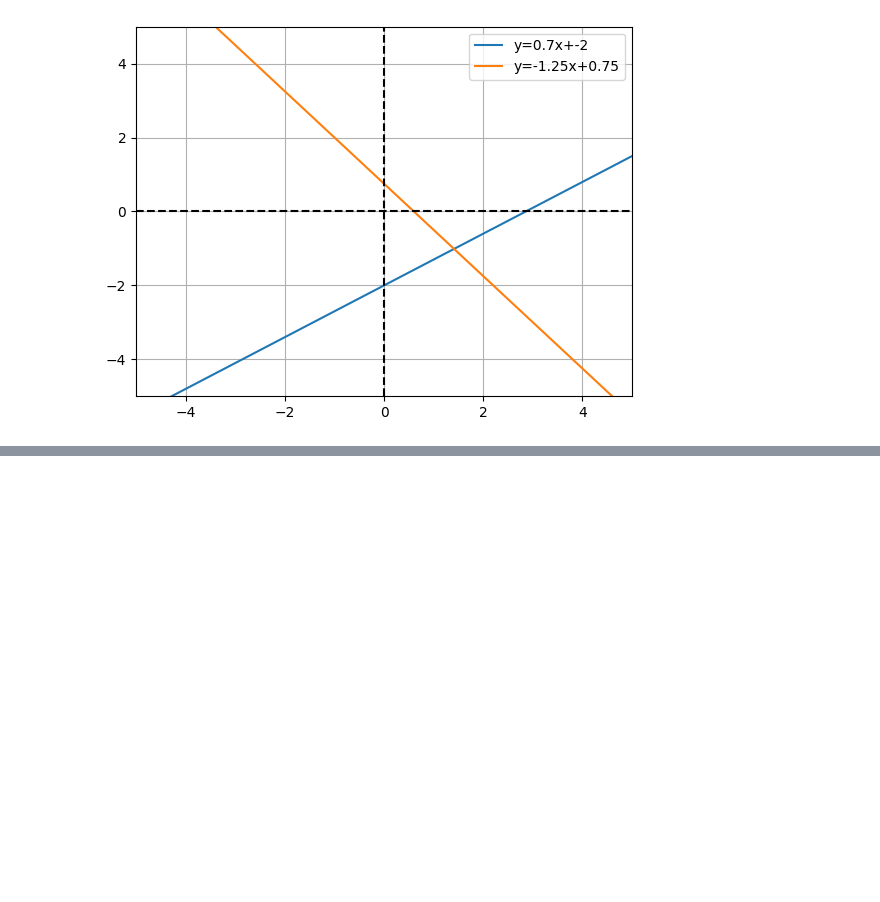
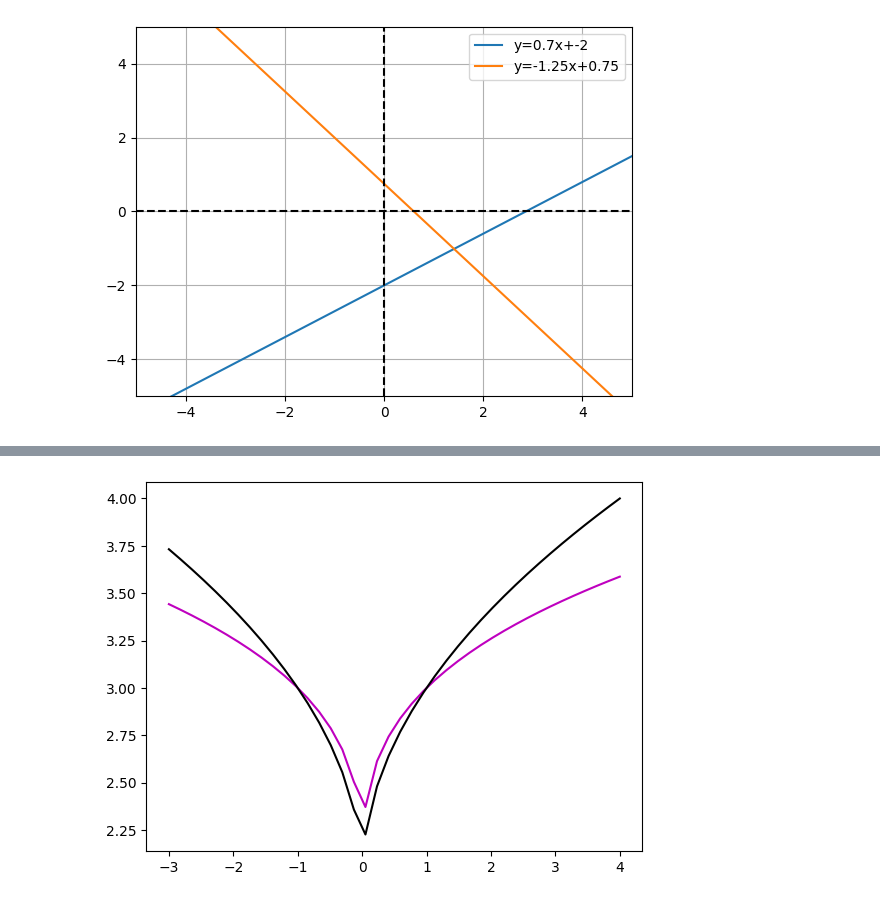
Before and after one commit to yaowenqiang/master_math_by_coding_in_python, a Jupyter notebook: plots.ipynb, the cells around one changed output, grey strips where cells are left out. Saved outputs shown, nothing was run; the diff lists cells and outputs as text; code cells hidden in the pictures; blank space fills up the shorter version.

```diff
--- a/plots.ipynb
+++ b/plots.ipynb
@@ -152,0 +171,11 @@ plt.show()
+# %%
+x = np.linspace(-3,4,40)
+fy1 = 2 + abs(x) ** (1/3)
+fy2 = 2 + abs(x) ** (1/2)
+# %%
+plt.plot(x,fy1, 'm-')
+plt.plot(x,fy2, 'k-')
+
+plt.show()
+# %% [output]
+[figure, added]
```
Also changed, not shown: parts of 34 cells of this notebook.
